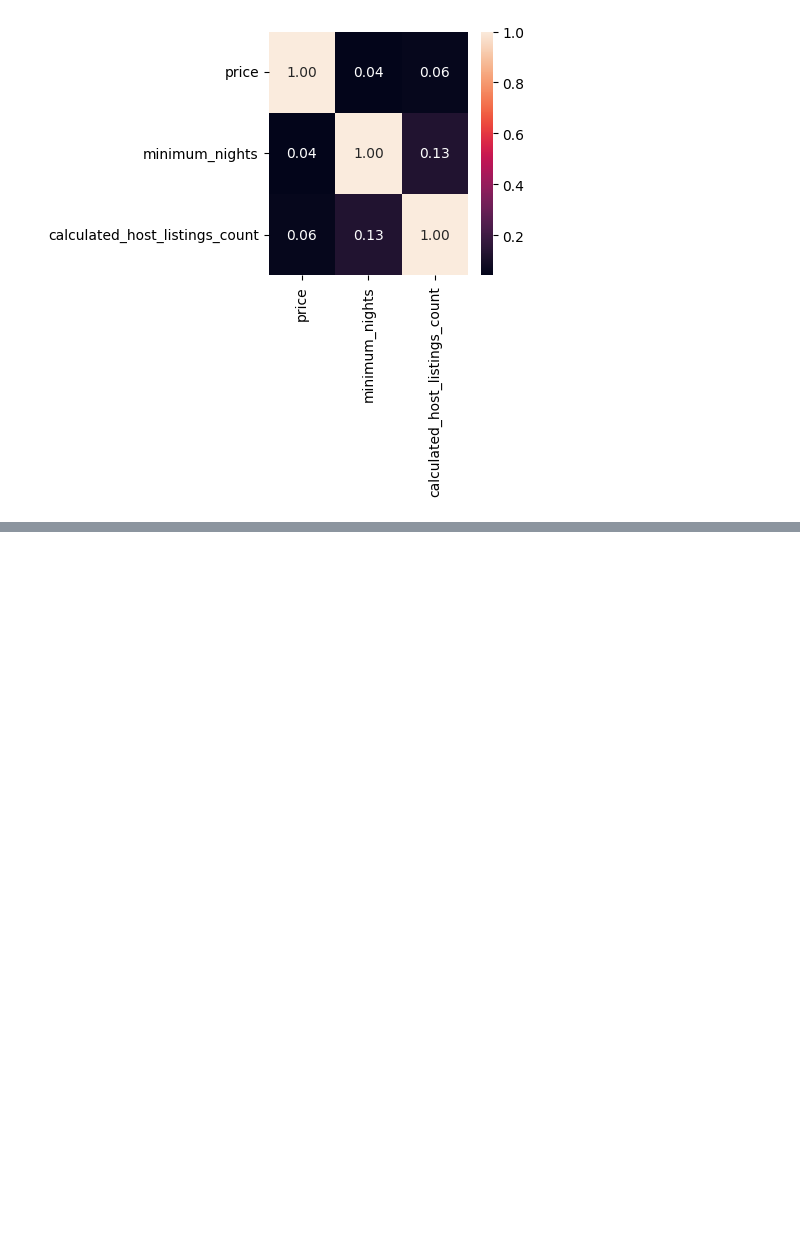
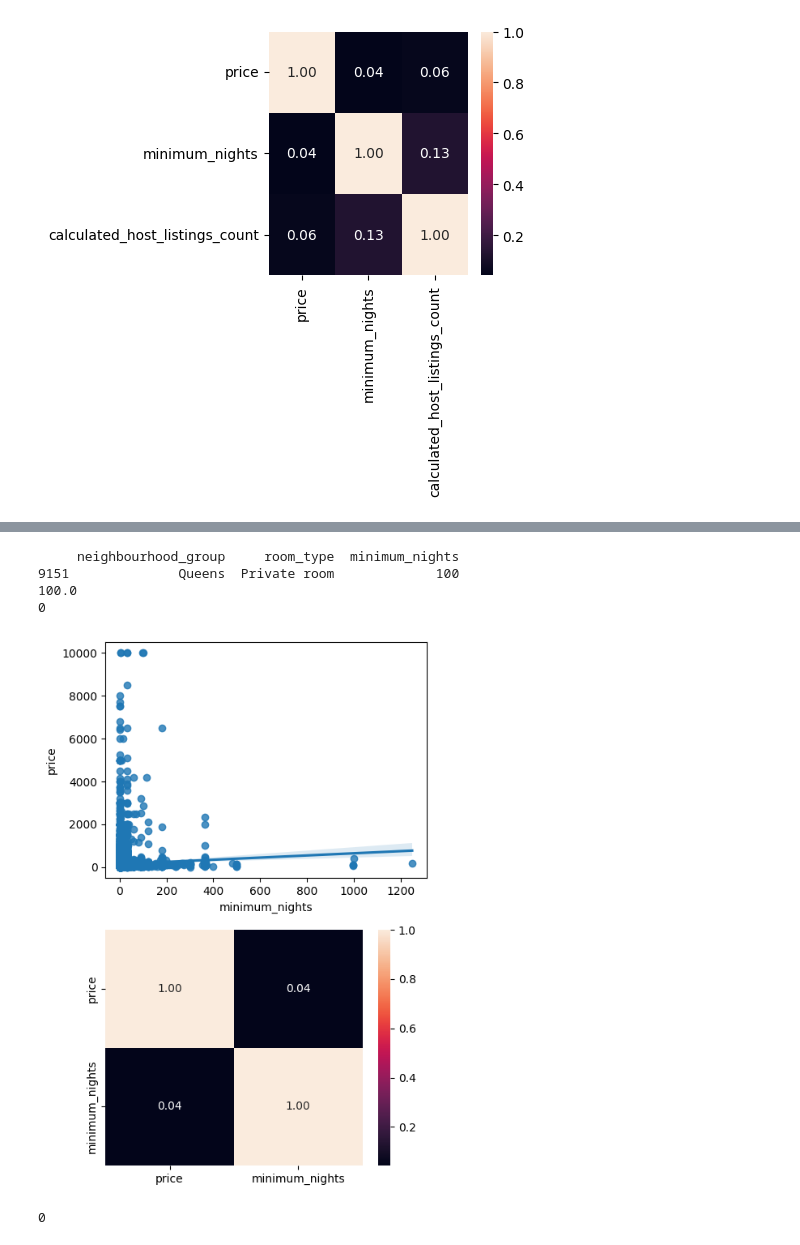
Before and after one commit to leandro-reguero/EDA-project, a Jupyter notebook: src/explore.ipynb, the cells around one changed output, grey strips where cells are left out. Saved outputs shown, nothing was run; the diff lists cells and outputs as text; code cells hidden in the pictures; blank space fills up the shorter version.

```diff
--- a/src/explore.ipynb
+++ b/src/explore.ipynb
@@ -341,0 +390,27 @@ plt.show()
+# %%
+id_max = df['price'].idxmax()
+print(df.loc[[id_max], ['neighbourhood_group', 'room_type', 'minimum_nights']])
+
+print(10000/100)
+x = df['minimum_nights'] == 0
+print(x.sum())
+# %% [output]
+     neighbourhood_group     room_type  minimum_nights
+9151              Queens  Private room             100
+100.0
+0
+# %%
+fig, axis = plt.subplots(2, 1, figsize=(5, 7))
+
+sns.regplot(ax = axis[0], data=df, x='minimum_nights', y='price')
+sns.heatmap(df[['price', 'minimum_nights']].corr(), annot = True, fmt = '.2f', ax = axis[1])
+
+plt.tight_layout()
+plt.show()
+# %% [output]
+[figure, added]
+# %%
+vacio = df['neighbourhood'].value_counts() == 0
+print(vacio.sum())
+# %% [output]
+0
```
Also changed, not shown: parts of 14 cells of this notebook, 1 other file.
